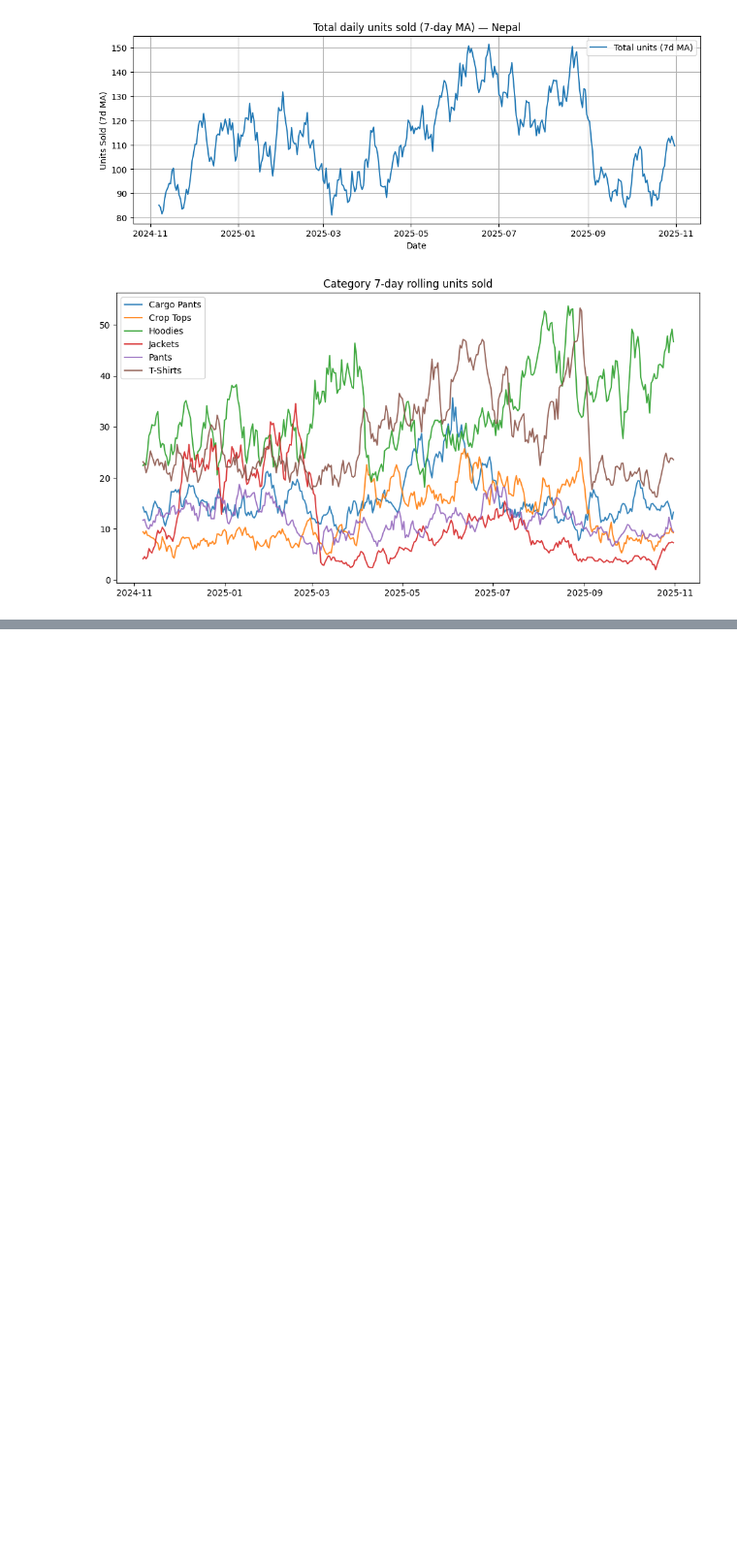
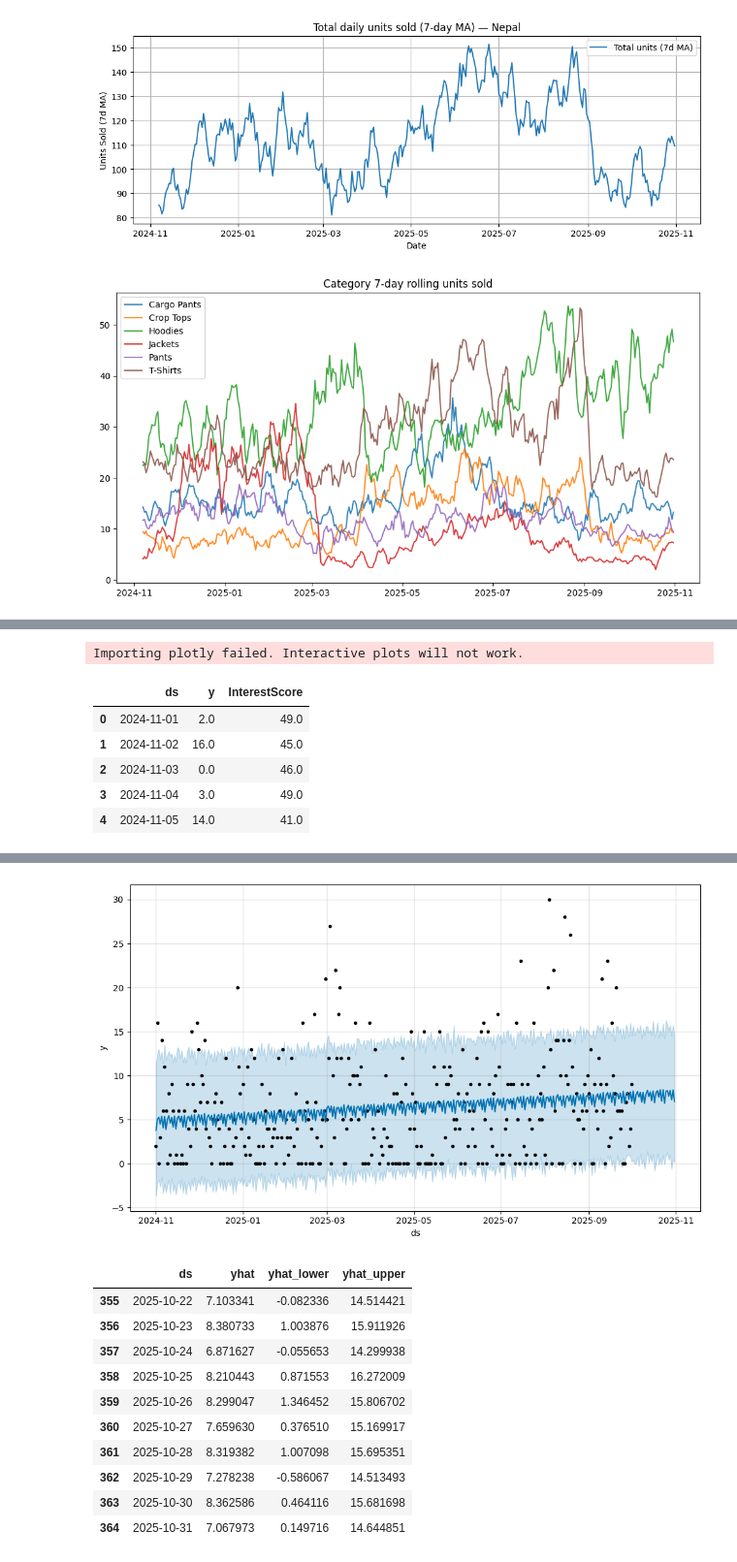
Before and after one commit to AakashShahi/Mens_Fashion_Forecast, a Jupyter notebook: notebooks/Full_Exploration_Notebook.ipynb, the cells around one changed output, grey strips where cells are left out. Shown: that part at 97% size. Saved outputs shown, nothing was run; the diff lists cells and outputs as text; code cells hidden in the pictures; blank space fills up the shorter version.

```diff
--- a/notebooks/Full_Exploration_Notebook.ipynb
+++ b/notebooks/Full_Exploration_Notebook.ipynb
@@ -117,0 +216,31 @@ plt.show()
+# %%
+# 7. Prepare df for Prophet (ds,y) and include InterestScore as regressor
+from prophet import Prophet
+
+df = merged.rename(columns={"Date":"ds","UnitsSold":"y"})[["ds","y","InterestScore"]].sort_values("ds").reset_index(drop=True)
+display(df.head())
+
+# Fit Prophet on train (all but last 30 days)
+train = df.iloc[:-30]
+m = Prophet(daily_seasonality=False, weekly_seasonality=True, yearly_seasonality=False)
+m.add_regressor("InterestScore")
+m.fit(train)
+
+# Make future (30 days) and fill regressor
+future = m.make_future_dataframe(periods=30)
+future = future.merge(df[["ds","InterestScore"]], on="ds", how="left")
+future["InterestScore"] = future["InterestScore"].fillna(method="ffill").fillna(0)
+
+forecast = m.predict(future)
+fig = m.plot(forecast)
+plt.show()
+
+display(forecast[['ds','yhat','yhat_lower','yhat_upper']].tail(10))
+# %% [output]
+Importing plotly failed. Interactive plots will not work.
+|  | ds | y | InterestScore |
+| 0 | 2024-11-01 | 2.0 | 49.0 |
+| 1 | 2024-11-02 | 16.0 | 45.0 |
+| 2 | 2024-11-03 | 0.0 | 46.0 |
+| 3 | 2024-11-04 | 3.0 | 49.0 |
+| 4 | 2024-11-05 | 14.0 | 41.0 |
@@ -117,0 +249,12 @@ plt.show()
+[figure, added]
+|  | ds | yhat | yhat_lower | yhat_upper |
+| 355 | 2025-10-22 | 7.103341 | -0.082336 | 14.514421 |
+| 356 | 2025-10-23 | 8.380733 | 1.003876 | 15.911926 |
+| 357 | 2025-10-24 | 6.871627 | -0.055653 | 14.299938 |
+| 358 | 2025-10-25 | 8.210443 | 0.871553 | 16.272009 |
+| 359 | 2025-10-26 | 8.299047 | 1.346452 | 15.806702 |
+| 360 | 2025-10-27 | 7.659630 | 0.376510 | 15.169917 |
+| 361 | 2025-10-28 | 8.319382 | 1.007098 | 15.695351 |
+| 362 | 2025-10-29 | 7.278238 | -0.586067 | 14.513493 |
+| 363 | 2025-10-30 | 8.362586 | 0.464116 | 15.681698 |
+| 364 | 2025-10-31 | 7.067973 | 0.149716 | 14.644851 |
```
Also changed, not shown: parts of 8 cells of this notebook, 2 other files.
